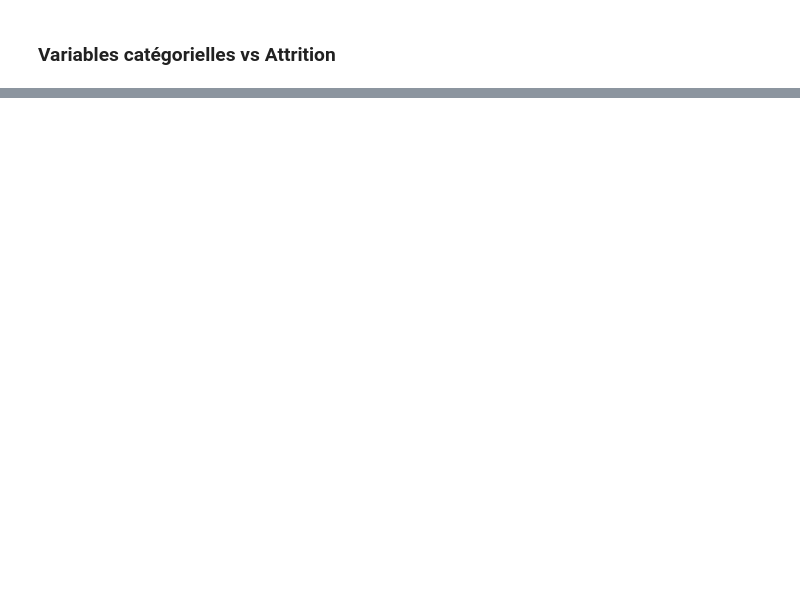
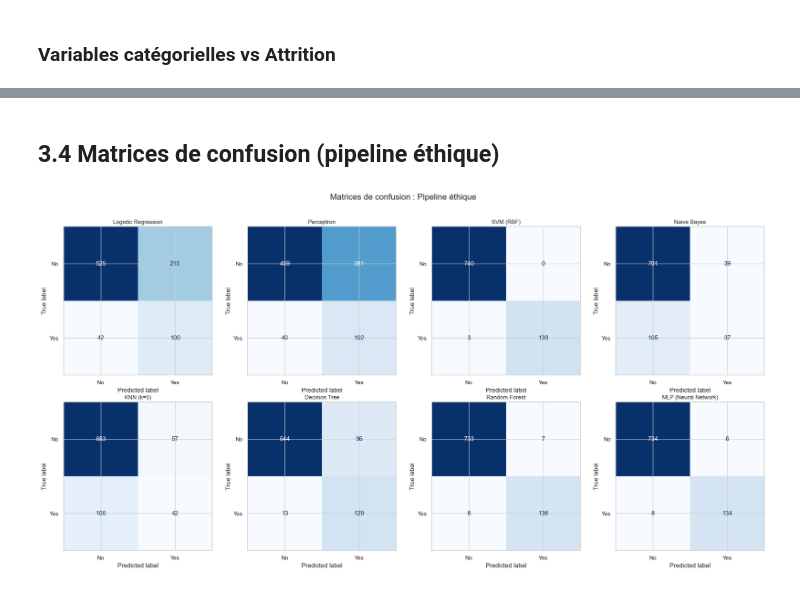
Before and after one commit to Akkuro/Ethical-turnover-analysis, a Jupyter notebook: src/main.ipynb, the cells around one changed output, grey strips where cells are left out. Drawn from its saved outputs; the diff is of its cells as text; code cells hidden in the pictures; blank space fills up the shorter version.

```diff
--- a/src/main.ipynb
+++ b/src/main.ipynb
@@ -709,0 +851,15 @@ Les variables retenues dans le modèle pointent vers des **leviers organisationn
+# %%
+for pipe_name in datasets:
+    d = pipeline_data[pipe_name]
+    results = all_results[pipe_name]
+
+    print(f"\n{'#'*60}")
+    print(f" Rapports : {pipe_name}")
+    print(f"{'#'*60}")
+
+    for name in results:
+        print(f"\n{'='*50}")
+        print(f" {name}")
+        print(f"{'='*50}")
+        print(classification_report(d['y_test'], results[name]['y_pred'],
+                                    target_names=['No (0)', 'Yes (1)']))
@@ -709,0 +1317,25 @@ Les variables retenues dans le modèle pointent vers des **leviers organisationn
+# %% [markdown]
+## 3.4 Matrices de confusion (pipeline éthique)
+# %%
+d_eth = pipeline_data['Éthique']
+n_models = len(all_classifiers['Éthique'])
+n_cols_cm = 4
+n_rows_cm = (n_models + n_cols_cm - 1) // n_cols_cm
+
+fig, axes = plt.subplots(n_rows_cm, n_cols_cm, figsize=(20, 5 * n_rows_cm))
+axes = axes.flatten()
+
+for i, (name, clf) in enumerate(all_classifiers['Éthique'].items()):
+    cm = confusion_matrix(d_eth['y_test'], all_results['Éthique'][name]['y_pred'])
+    disp = ConfusionMatrixDisplay(cm, display_labels=['No', 'Yes'])
+    disp.plot(ax=axes[i], cmap='Blues', colorbar=False)
+    axes[i].set_title(name, fontsize=11)
+
+for j in range(i + 1, len(axes)):
+    axes[j].set_visible(False)
+
+plt.suptitle('Matrices de confusion : Pipeline éthique', fontsize=16, y=1.02)
+plt.tight_layout()
+plt.show()
+# %% [output]
+[figure, added]
```
Also changed, not shown: parts of 86 cells of this notebook, 1 other file.
